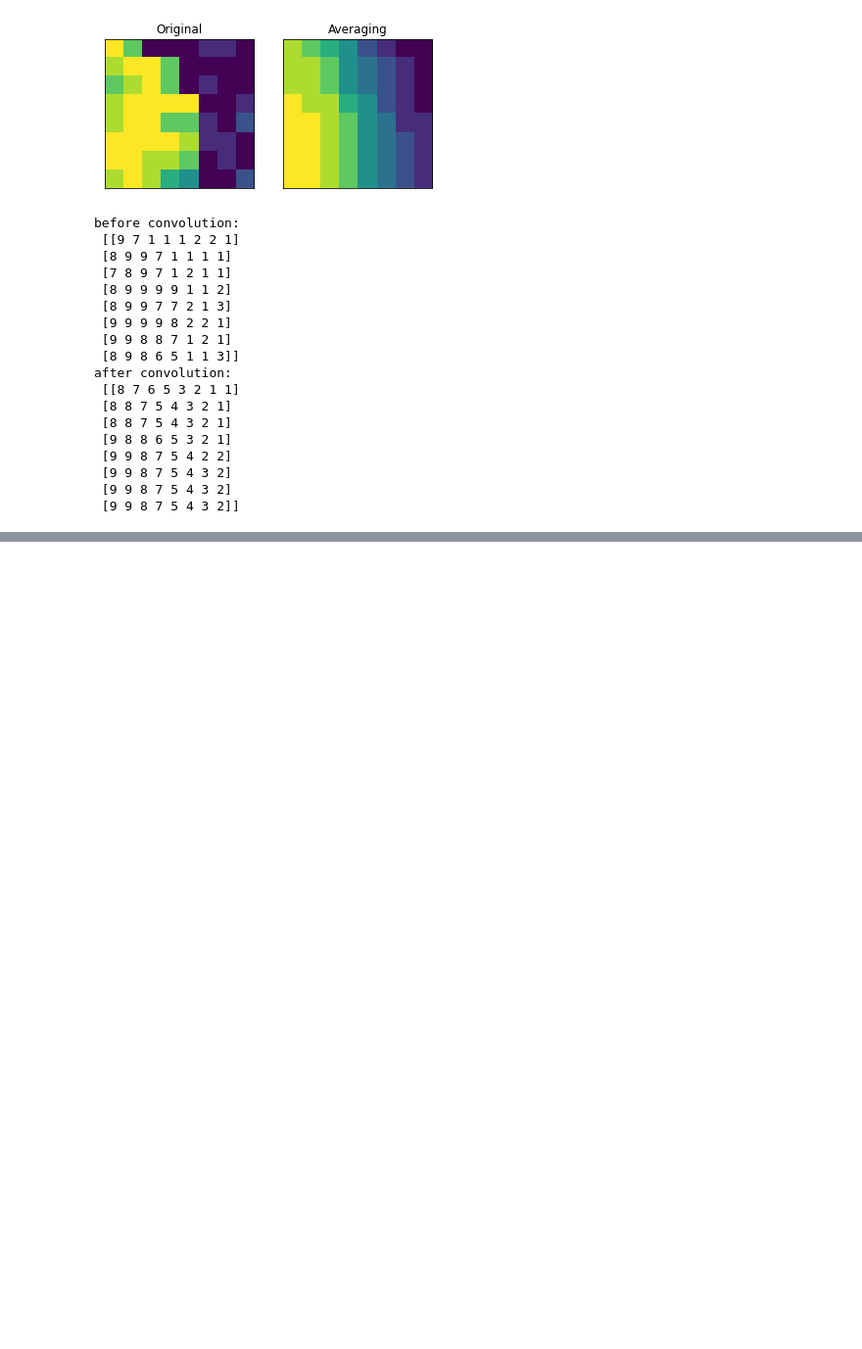
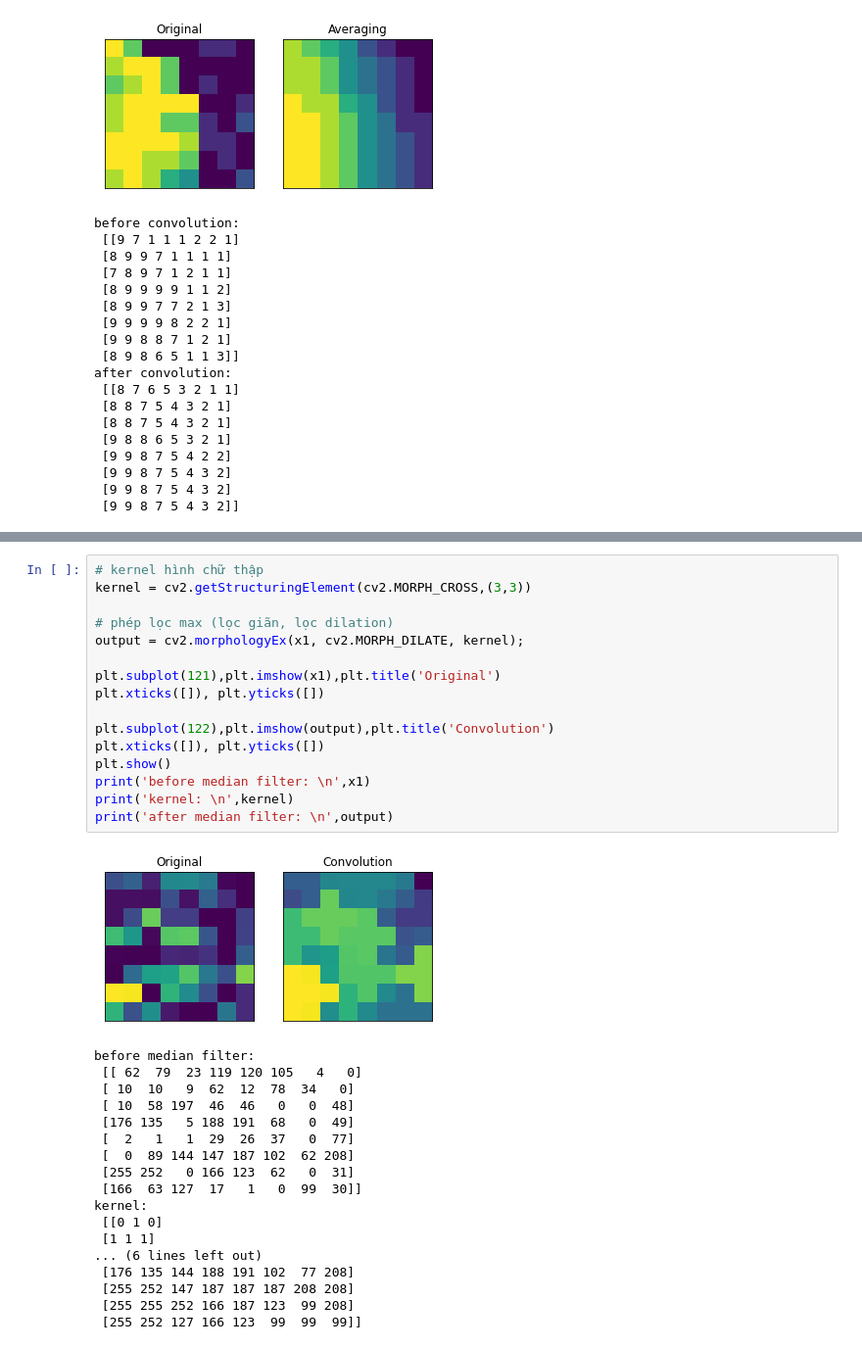
Before and after one commit to ndthien98/LTU15, a Jupyter notebook: 20201/image-processing/baitap_xla.ipynb, the cells around one changed output, grey strips where cells are left out. Shown at 98% size. Drawn from its saved outputs; the diff is of its cells as text; blank space fills up the shorter version.

```diff
--- a/20201/image-processing/baitap_xla.ipynb
+++ b/20201/image-processing/baitap_xla.ipynb
@@ -235,0 +377,35 @@ after convolution:
+# %%
+# kernel hình chữ thập
+kernel = cv2.getStructuringElement(cv2.MORPH_CROSS,(3,3))
+
+# phép lọc max (lọc giãn, lọc dilation)
+output = cv2.morphologyEx(x1, cv2.MORPH_DILATE, kernel);
+
+plt.subplot(121),plt.imshow(x1),plt.title('Original')
+plt.xticks([]), plt.yticks([])
+
+plt.subplot(122),plt.imshow(output),plt.title('Convolution')
+plt.xticks([]), plt.yticks([])
+plt.show()
+print('before median filter: \n',x1)
+print('kernel: \n',kernel)
+print('after median filter: \n',output)
+# %% [output]
+[figure, added]
+before median filter:
+ [[ 62  79  23 119 120 105   4   0]
+ [ 10  10   9  62  12  78  34   0]
+ [ 10  58 197  46  46   0   0  48]
+ [176 135   5 188 191  68   0  49]
+ [  2   1   1  29  26  37   0  77]
+ [  0  89 144 147 187 102  62 208]
+ [255 252   0 166 123  62   0  31]
+ [166  63 127  17   1   0  99  30]]
+kernel:
+ [[0 1 0]
+ [1 1 1]
+... (6 lines left out)
+ [176 135 144 188 191 102  77 208]
+ [255 252 147 187 187 187 208 208]
+ [255 255 252 166 187 123  99 208]
+ [255 252 127 166 123  99  99  99]]
```
Also changed, not shown: parts of 9 cells of this notebook, 48 other files.
